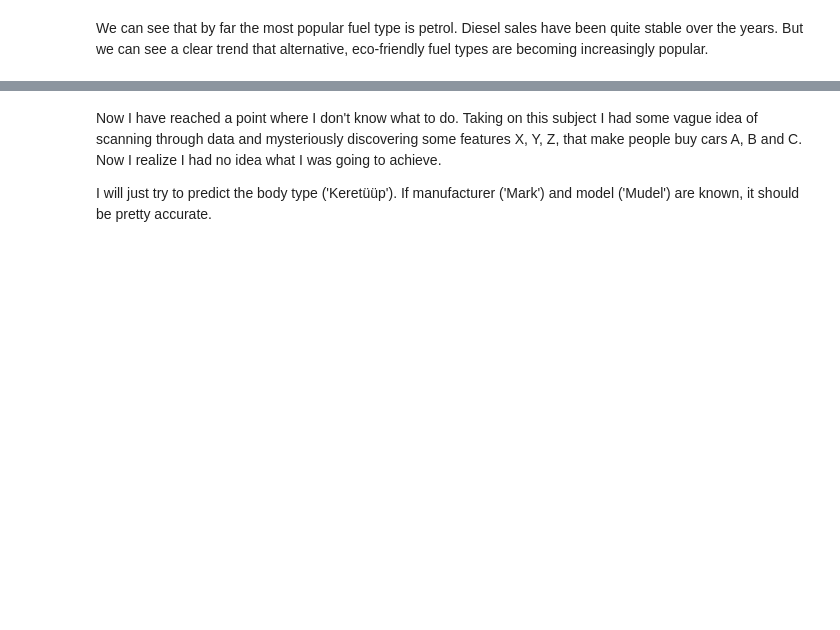
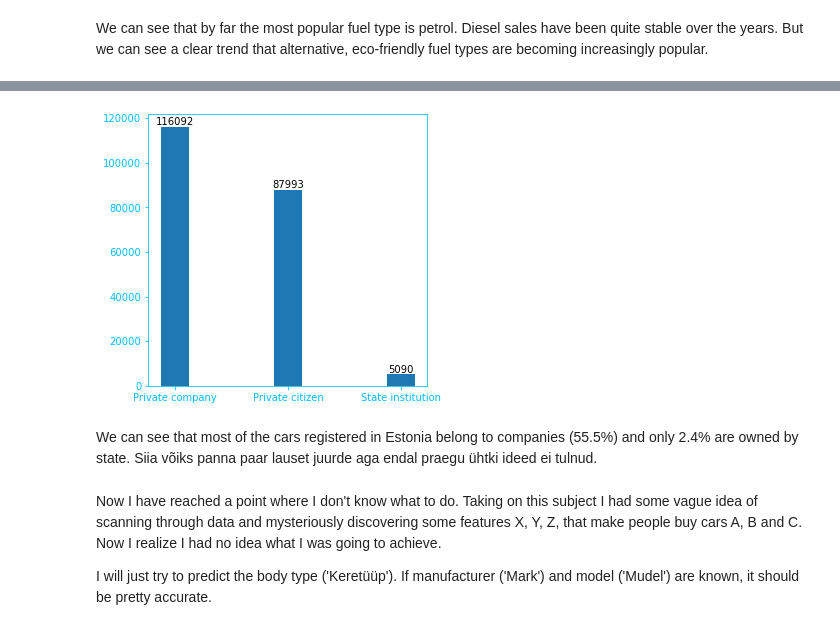
Before and after one commit to SilverKolde/IDS2020-group-project, a Jupyter notebook: Data/Task2.ipynb, the cells around one changed output, grey strips where cells are left out. Drawn from its saved outputs; the diff is of its cells as text; code cells hidden in the pictures; blank space fills up the shorter version.

```diff
--- a/Data/Task2.ipynb
+++ b/Data/Task2.ipynb
@@ -35,6 +34,6 @@ Also, we are not going to need color ('Värv'), location (Maakond, Linn), owners
 data = data.drop(data.columns[0], axis=1)
 # Delete the rest
 data = data.drop(columns=['Mootori võimsus', 'CO2', 'Istekohti', 'Telgi kokku',
-                          'Registrimass', 'Täismass', 'Värv', 'Maakond', 'Linn', 'Tüüp', 'Kuu'])
+                          'Registrimass', 'Täismass', 'Värv', 'Maakond', 'Linn', 'Kuu'])
 data.shape
 # %% [output]
@@ -306,0 +310,12 @@ We can see that by far the most popular fuel type is petrol. Diesel sales have b
+# %%
+data = data.replace('Jüriidiline', 'Private company')
+data = data.replace('Juriidiline', 'Private company')
+data = data.replace('Juriidiline isik', 'Private company')
+data = data.replace('Asutamisel ettevõte', 'Private company')
+data = data.replace('ASUTAMISEL', 'Private company')
+data = data.replace('Füüsiline', 'Private citizen')
+data = data.replace('Füüsiline isik', 'Private citizen')
+data = data.replace('Välismaalane', 'Private citizen')
+data = data.replace('Riigi', 'State institution')
+data = data.replace('Riigiasutus', 'State institution')
+data
@@ -307,3 +336,34 @@ We can see that by far the most popular fuel type is petrol. Diesel sales have b
+# %%
+owners = data.Tüüp.unique().tolist()
+owner_counts = [0] * len(owners)
+for index, row in data.iterrows():
+    owner = row[8]
+    index = owners.index(owner)
+    count = 1 * row['Arv']
+    owner_counts[index] += count
+# %%
+fig = plt.figure(figsize=(5,5))
+ax = fig.add_subplot(111)
+rects = ax.bar(owners, owner_counts, width=0.25)
+
+ax.spines['bottom'].set_color('deepskyblue')
+ax.spines['top'].set_color('deepskyblue')
+ax.spines['left'].set_color('deepskyblue')
+ax.spines['right'].set_color('deepskyblue')
+ax.tick_params(axis='x', colors='deepskyblue')
+ax.tick_params(axis='y', colors='deepskyblue')
+
+# Display counts on top of bars
+for rect, count in zip(rects, owner_counts):
+    height = rect.get_height()
+    ax.text(rect.get_x() + rect.get_width()/2., 1*height, count,
+            ha='center', va='bottom')
+plt.show()
+# %% [output]
+[figure, added]
+# %% [markdown]
+We can see that most of the cars registered in Estonia belong to companies (55.5%) and only 2.4% are owned by state.
+Siia võiks panna paar lauset juurde aga endal praegu ühtki ideed ei tulnud.
 # %% [markdown]
 Now I have reached a point where I don't know what to do. Taking on this subject I had some vague idea of scanning through data and mysteriously discovering some features X, Y, Z, that make people buy cars A, B and C. Now I realize I had no idea what I was going to achieve.
 
```
Also changed, not shown: parts of 31 cells of this notebook.
